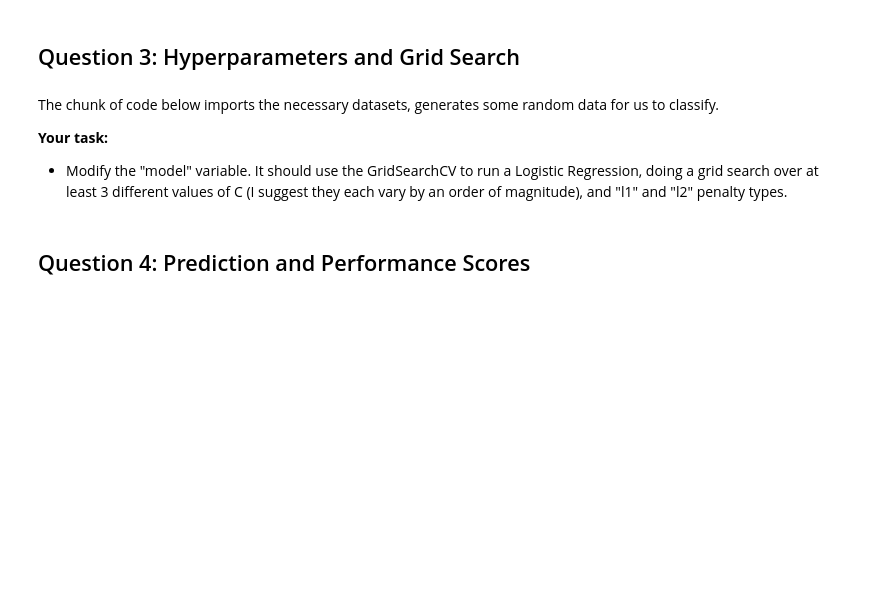
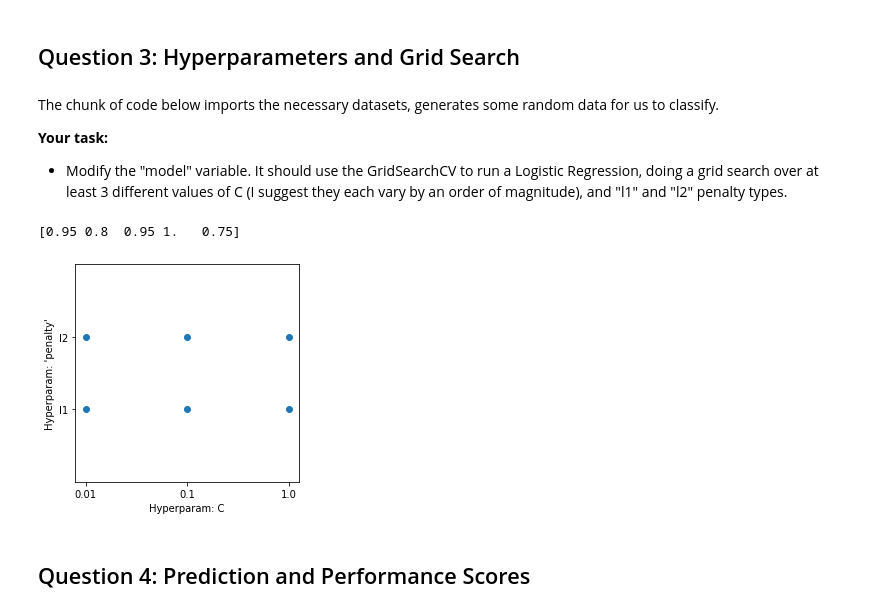
Before and after one commit to drewwint/ABCD-Repronim-ML, a Jupyter notebook: week_1/Week1 Problems.ipynb, the cells around one changed output. Cells and saved outputs as stored; diff of their text form; code cells hidden in the pictures; blank space fills up the shorter version.

```diff
--- a/week_1/Week1 Problems.ipynb
+++ b/week_1/Week1 Problems.ipynb
@@ -74,9 +100,26 @@ from sklearn.model_selection import cross_validate, GridSearchCV
 from matplotlib import pyplot as plt
 
 X, y = make_classification() #Generate random data
-model = #Your line of code goes here!
+model = GridSearchCV(LogisticRegression(solver="liblinear"), {"C": [0.01, 0.1, 1.0], "penalty": ["l1", "l2"]})
 scores = cross_validate(model, X, y)
-print(scores)
+print(scores['test_score'])
+# %% [output]
+[0.95 0.8  0.95 1.   0.75]
+# %%
+# Creating a figure to visualize the grid of hyperparameters
+fig, ax = plt.subplots(figsize=(4, 4))
+a, b = np.mgrid[:3, :2]
+plt.scatter(a.ravel(), b.ravel())
+ax.set_xticks([0, 1, 2])
+ax.set_xticklabels([0.01, 0.1, 1.0])
+ax.set_yticks([0, 1])
+ax.set_yticklabels(["l1", "l2"])
+ax.set_xlabel("Hyperparam: C")
+ax.set_ylabel("Hyperparam: 'penalty'")
+ax.set_ylim(-1, 2)
+plt.show()
+# %% [output]
+[figure, added]
 # %% [markdown]
 ## Question 4: Prediction and Performance Scores
 # %% [markdown]
```
Also changed, not shown: parts of 20 cells of this notebook.
